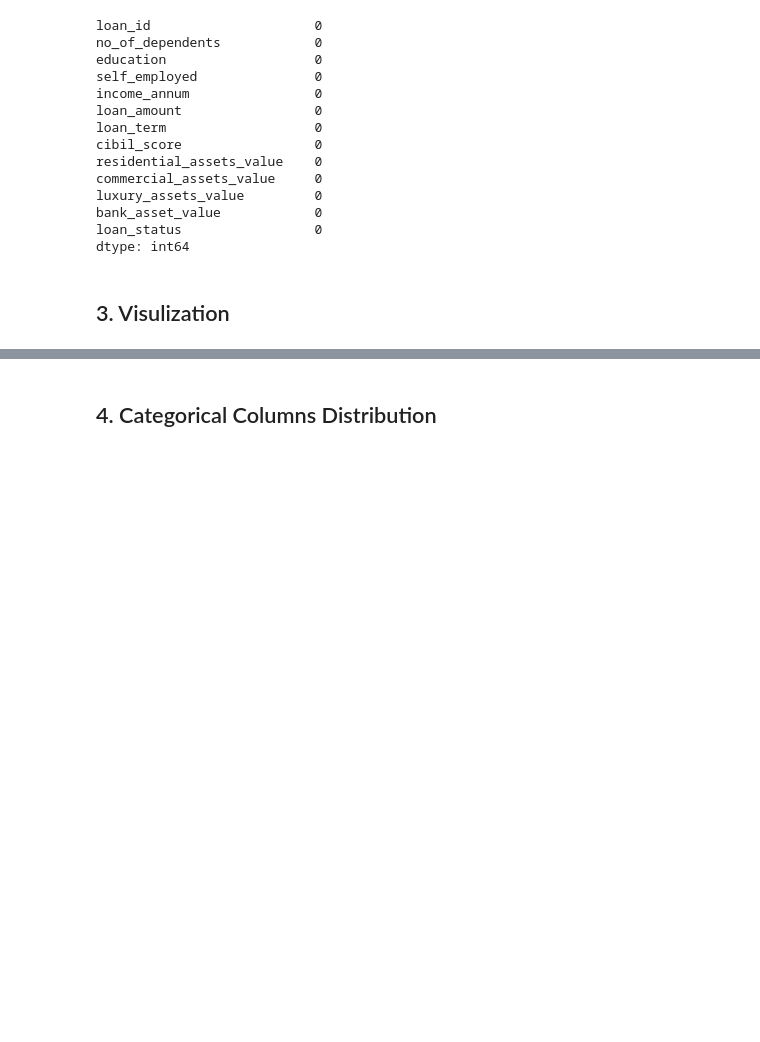
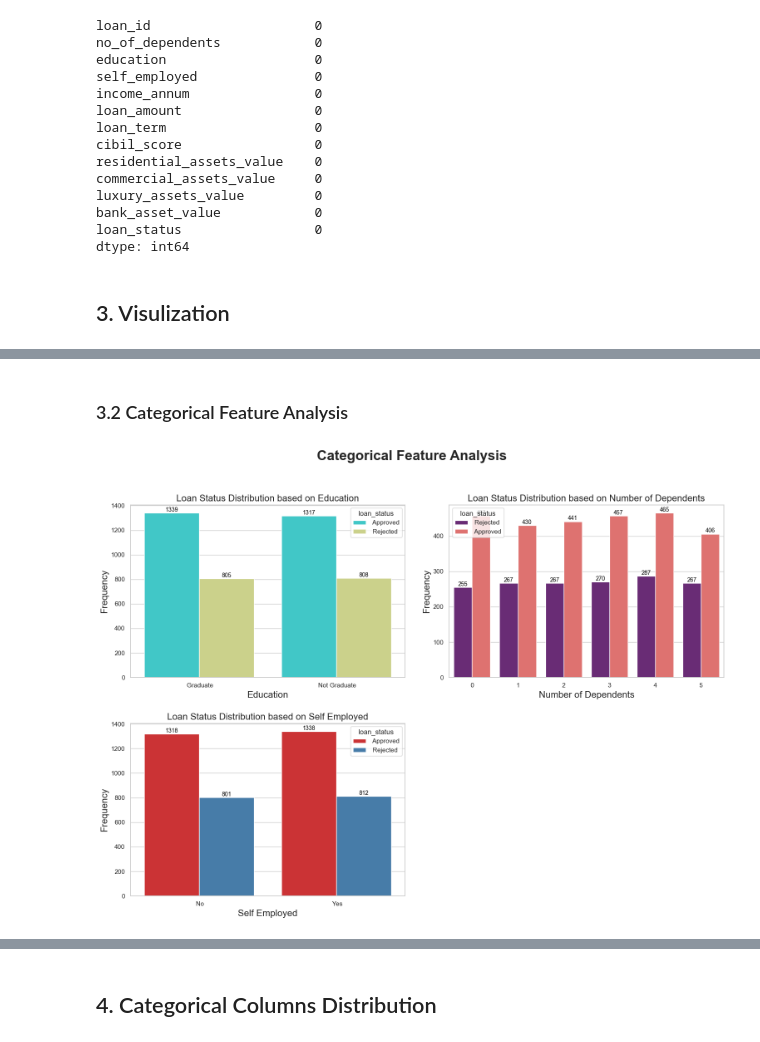
Before and after one commit to AbhishekBiswas-github/Python_Data_Science, a Jupyter notebook: temp/untitled.ipynb, the cells around one changed output, grey strips where cells are left out. Drawn from its saved outputs; the diff is of its cells as text; code cells hidden in the pictures; blank space fills up the shorter version.

```diff
--- a/temp/untitled.ipynb
+++ b/temp/untitled.ipynb
@@ -167,0 +176,68 @@ plt.show()
+# %% [markdown]
+### 3.2 Categorical Feature Analysis
+# %%
+sns.set(style = 'whitegrid')
+plt.figure(figsize = (16,12))
+
+plt.subplot(2,2,1)
+ax = sns.countplot(data=df, x='education', hue='loan_status', palette='rainbow')
+for p in ax.patches:
+    height = p.get_height()
+    if height > 0:  # Only annotate bars with non-zero height
+        ax.text(
+            p.get_x() + p.get_width() / 2,
+            height + 0.5,
+            f'{int(height)}',
+            ha='center',
+            va='bottom',
+            fontsize=10,
+            color='black'
+        )
+# ax.legend_.remove()
+plt.xlabel('Education', fontsize=16)
+plt.ylabel('Frequency', fontsize=16)
+plt.title('Loan Status Distribution based on Education', fontsize=16)
+
+plt.subplot(2,2,2)
+ax = sns.countplot(data=df, x='no_of_dependents', hue='loan_status', palette='magma')
+for p in ax.patches:
+    height = p.get_height()
+    if height > 0:  # Only annotate bars with non-zero height
+        ax.text(
+            p.get_x() + p.get_width() / 2,
+            height + 0.5,
+            f'{int(height)}',
+            ha='center',
+            va='bottom',
+            fontsize=10,
+            color='black'
+        )
+# ax.legend_.remove()
+plt.xlabel('Number of Dependents', fontsize=16)
+plt.ylabel('Frequency', fontsize=16)
+plt.title('Loan Status Distribution based on Number of Dependents', fontsize=16)
+
+plt.subplot(2,2,3)
+ax = sns.countplot(data=df, x='self_employed', hue='loan_status', palette='Set1')
+for p in ax.patches:
+    height = p.get_height()
+    if height > 0:  # Only annotate bars with non-zero height
+        ax.text(
+            p.get_x() + p.get_width() / 2,
+            height + 0.5,
+            f'{int(height)}',
+            ha='center',
+            va='bottom',
+            fontsize=10,
+            color='black'
+        )
+# ax.legend_.remove()
+plt.xlabel('Self Employed', fontsize=16)
+plt.ylabel('Frequency', fontsize=16)
+plt.title('Loan Status Distribution based on Self Employed', fontsize=16)
+
+plt.suptitle('Categorical Feature Analysis', fontsize=24, fontweight='bold')
+plt.tight_layout(pad=3.0, h_pad=2.0, w_pad=2.5)
+plt.show()
+# %% [output]
+[figure, added]
```
Also changed, not shown: parts of 13 cells of this notebook.
